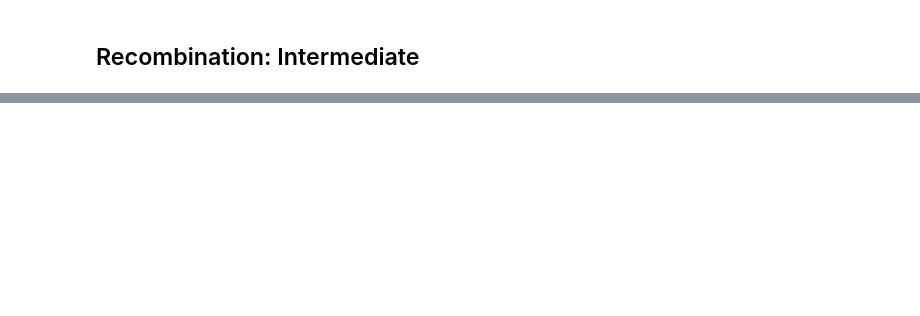
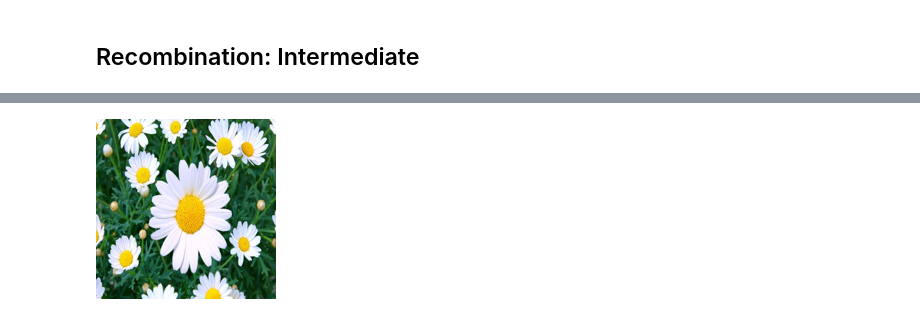
Before and after one commit to shrimps-research/ES_Adversarial_Attacks, a Jupyter notebook: testing/testing_notebook.ipynb, the cells around one changed output, grey strips where cells are left out. Saved outputs shown, nothing was run; the diff lists cells and outputs as text; code cells hidden in the pictures; blank space fills up the shorter version.

```diff
--- a/testing/testing_notebook.ipynb
+++ b/testing/testing_notebook.ipynb
@@ -170,0 +194,4 @@ model = SimpleClassifier(sys.path[1]+'/model/simple_classifier')
+# %%
+PIL.Image.open(sys.path[1]+'/daisy.jpg').resize((180,180))
+# %% [output]
+[figure, added]
```
Also changed, not shown: parts of 14 cells of this notebook, 14 other files.
